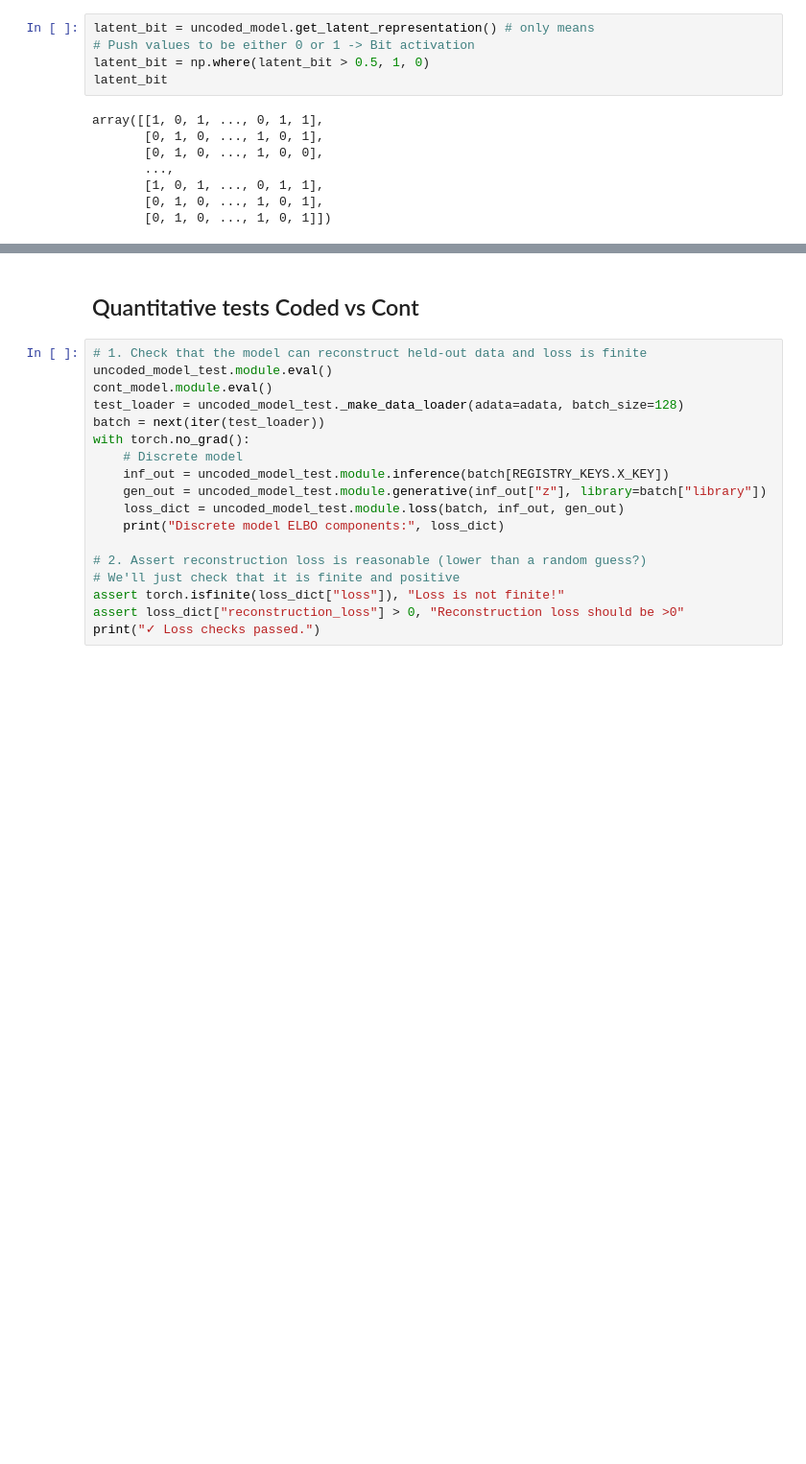
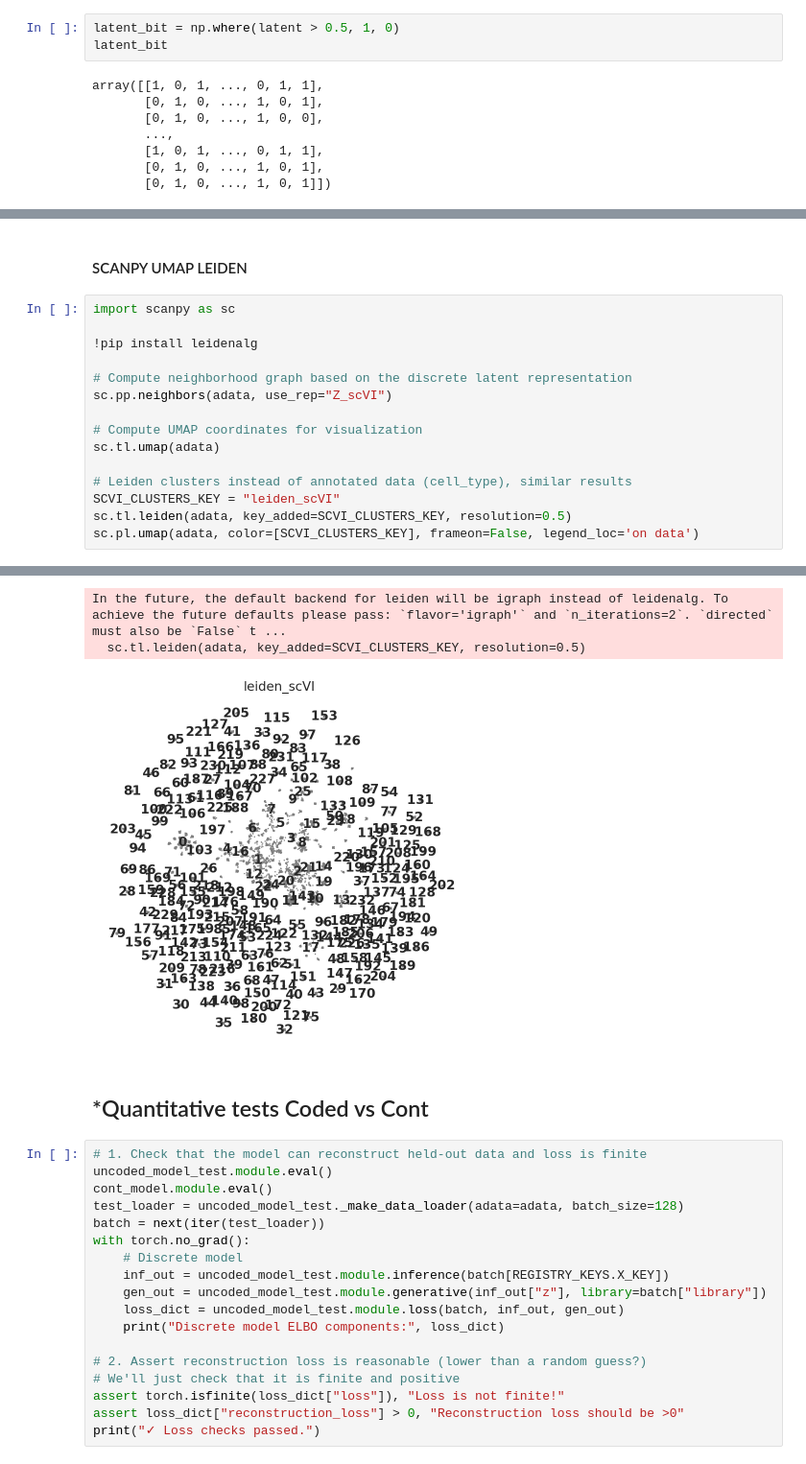
Before and after one commit to enicaking/tfg-vae, a Jupyter notebook: 4_uncoded_dSCVI.ipynb, the cells around one changed output, grey strips where cells are left out. Shown at 96% size. Drawn from its saved outputs; the diff is of its cells as text; blank space fills up the shorter version.

```diff
--- a/4_uncoded_dSCVI.ipynb
+++ b/4_uncoded_dSCVI.ipynb
@@ -1934,7 +1917,5 @@ What is the next step for this representation? Would we actually need to push th
 # %%
-latent_bit = uncoded_model.get_latent_representation() # only means
-# Push values to be either 0 or 1 -> Bit activation
-latent_bit = np.where(latent_bit > 0.5, 1, 0)
+latent_bit = np.where(latent > 0.5, 1, 0)
 latent_bit
 # %% [output]
 array([[1, 0, 1, ..., 0, 1, 1],
@@ -1994,0 +2067,18 @@ plt.show()
+# %% [markdown]
+#### SCANPY UMAP LEIDEN
+# %%
+import scanpy as sc
+
+!pip install leidenalg
+
+# Compute neighborhood graph based on the discrete latent representation
+sc.pp.neighbors(adata, use_rep="Z_scVI")
+
+# Compute UMAP coordinates for visualization
+sc.tl.umap(adata)
+
+# Leiden clusters instead of annotated data (cell_type), similar results
+SCVI_CLUSTERS_KEY = "leiden_scVI"
+sc.tl.leiden(adata, key_added=SCVI_CLUSTERS_KEY, resolution=0.5)
+sc.pl.umap(adata, color=[SCVI_CLUSTERS_KEY], frameon=False, legend_loc='on data')
+# %% [output]
@@ -1995,5 +2088,8 @@ plt.show()
+In the future, the default backend for leiden will be igraph instead of leidenalg. To achieve the future defaults please pass: `flavor='igraph'` and `n_iterations=2`. `directed` must also be `False` t ...
+  sc.tl.leiden(adata, key_added=SCVI_CLUSTERS_KEY, resolution=0.5)
+[figure, added]
 # %% [markdown]
-## Quantitative tests Coded vs Cont
+## *Quantitative tests Coded vs Cont
 # %%
 # 1. Check that the model can reconstruct held‑out data and loss is finite
 uncoded_model_test.module.eval()
```
Also changed, not shown: parts of 41 cells of this notebook.
